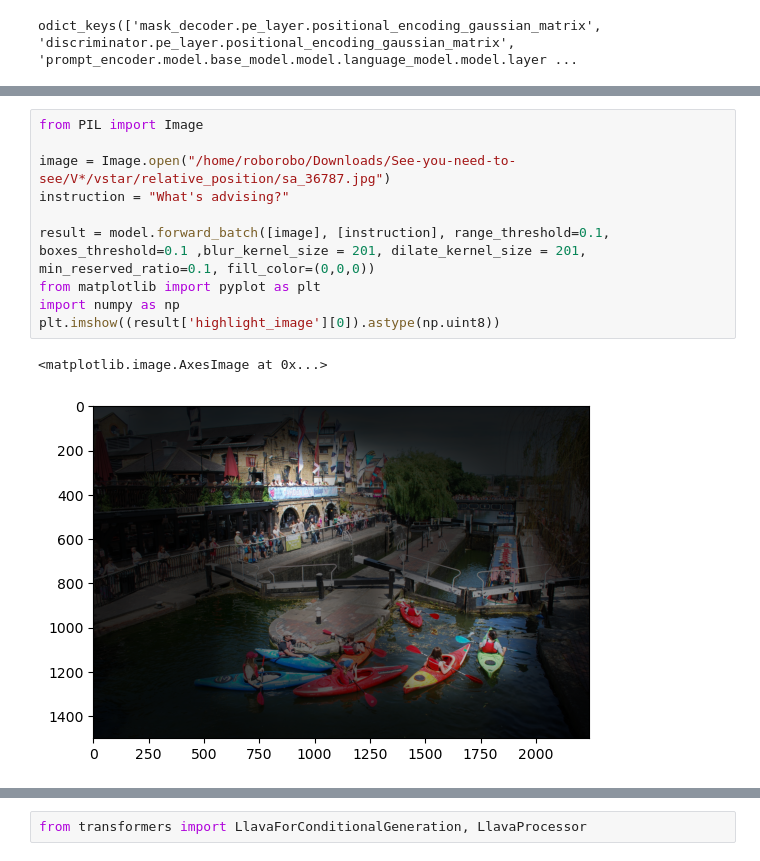
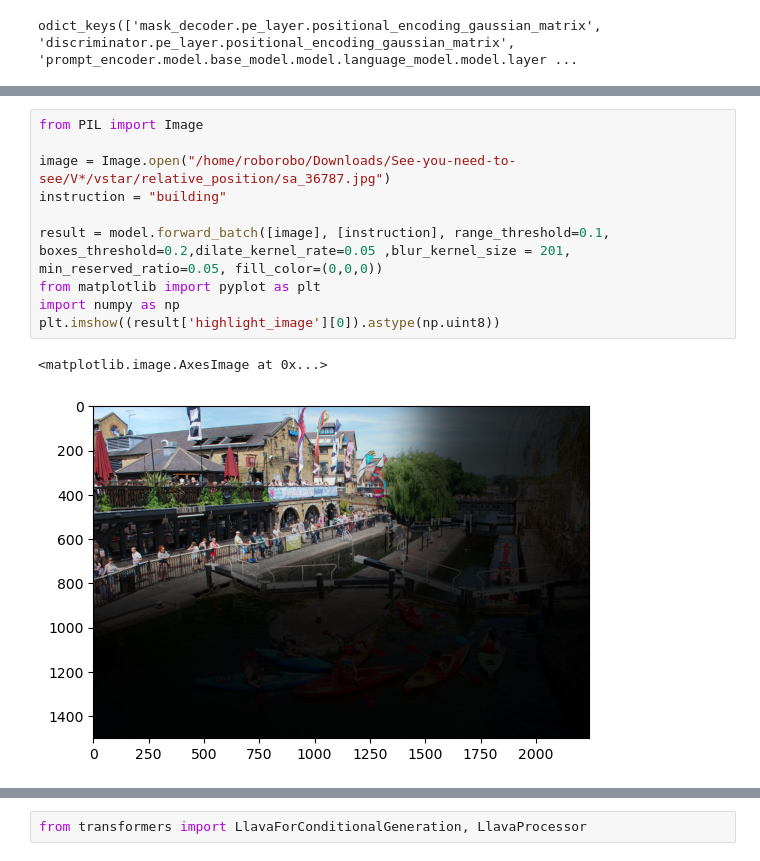
Before and after one commit to 2toinf/IVM, a Jupyter notebook: demo.ipynb, the cells around one changed output, grey strips where cells are left out. Cells and saved outputs as stored; diff of their text form.

```diff
--- a/demo.ipynb
+++ b/demo.ipynb
@@ -21,16 +16,16 @@ _IncompatibleKeys(missing_keys=['image_encoder.pos_embed', 'image_encoder.patch_
 # %%
 from PIL import Image
 
 image = Image.open("/home/roborobo/Downloads/See-you-need-to-see/V*/vstar/relative_position/sa_36787.jpg")
-instruction = "What's advising?"
+instruction = "building"
 
-result = model.forward_batch([image], [instruction], range_threshold=0.1, boxes_threshold=0.1 ,blur_kernel_size = 201, dilate_kernel_size = 201, min_reserved_ratio=0.1, fill_color=(0,0,0))
+result = model.forward_batch([image], [instruction], range_threshold=0.1, boxes_threshold=0.2,dilate_kernel_rate=0.05 ,blur_kernel_size = 201,  min_reserved_ratio=0.05, fill_color=(0,0,0))
 from matplotlib import pyplot as plt
 import numpy as np
 plt.imshow((result['highlight_image'][0]).astype(np.uint8))
 # %% [output]
 <matplotlib.image.AxesImage at 0x...>
-[figure, old version]
+[figure, new version]
 # %%
 plt.imshow((result['soft'][0]))
 # %% [output]
```
Also changed, not shown: parts of 4 cells of this notebook, 1 other file.
